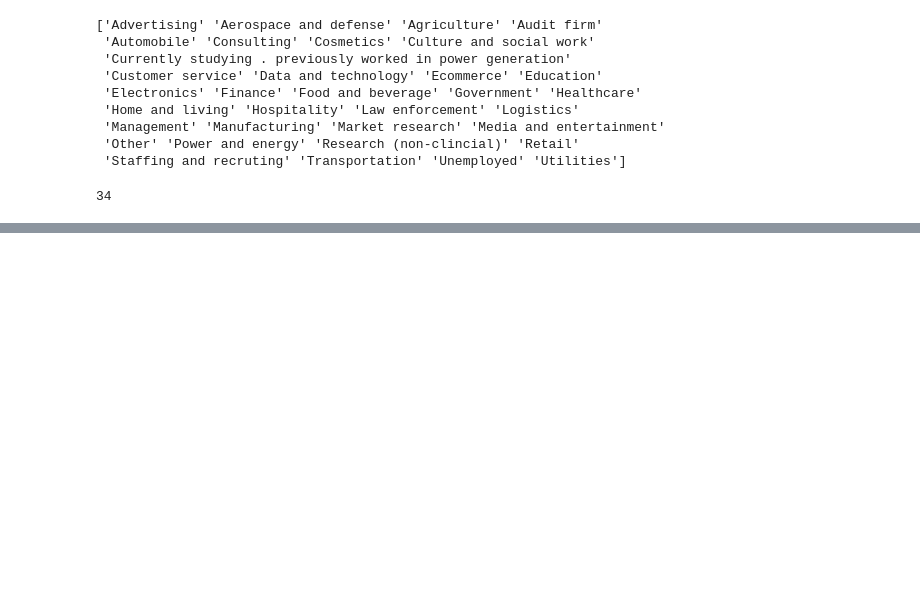
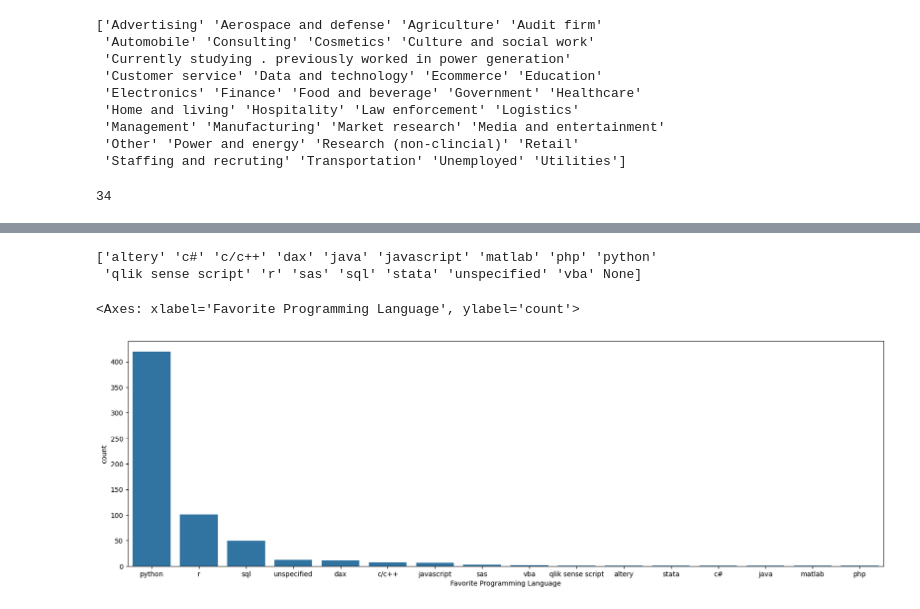
Before and after one commit to NourMansour911/Data-Professionals-Survey, a Jupyter notebook: preprocess.ipynb, the cells around one changed output, grey strips where cells are left out. Saved outputs shown, nothing was run; the diff lists cells and outputs as text; code cells hidden in the pictures; blank space fills up the shorter version.

```diff
--- a/preprocess.ipynb
+++ b/preprocess.ipynb
@@ -397,3 +397,6 @@ df['Industry'].nunique()
  'Other' 'Power and energy' 'Research (non-clincial)' 'Retail'
  'Staffing and recruting' 'Transportation' 'Unemployed' 'Utilities']
 34
+# %%
+df['Title'] = df['Title'].astype(str).apply(lambda x: x.replace('Other (Please Specify):','').strip())
+df['Title'] = df['Title'].str.lower()
@@ -399,0 +500,4 @@ df['Industry'].nunique()
+# %%
+df['Favorite Programming Language'] = df['Favorite Programming Language'].astype(str).apply(lambda x: x.replace('Other:','').strip())
+df['Favorite Programming Language'] = df['Favorite Programming Language'].str.lower()
+print(df['Favorite Programming Language'].sort_values().unique())
@@ -399,0 +518,33 @@ df['Industry'].nunique()
+# %%
+languages_categories = {
+    "sql & plsql": ["sql & plsql"],
+    "altery": ["altery"],
+    "sas": ["sas"],
+    "c#": ["c#"],
+    "c/c++": ["c/c++"],
+    "dax": ["dax","excel","power bi"],
+    "sql": ["sql"],
+    "javascript": ["javascript"],
+    "java": ["java"],
+    "unspecified": ["unknown",'dont require','other'],
+    None: ["none", "na", "nan", "null", "nil", "n/a", "unknown","do not",'don',"just started learning"],
+}
+def language_correction(value):
+    value = str(value)
+    for lang, keywords in languages_categories.items():
+        if any(keyword in value for keyword in keywords):
+            return lang
+    return value
+
+df['Favorite Programming Language'] = df['Favorite Programming Language'].apply(language_correction)
+# %%
+print(df['Favorite Programming Language'].sort_values().unique())
+# %% [output]
+['altery' 'c#' 'c/c++' 'dax' 'java' 'javascript' 'matlab' 'php' 'python'
+ 'qlik sense script' 'r' 'sas' 'sql' 'stata' 'unspecified' 'vba' None]
+# %%
+plt.figure(figsize=(20,6))
+sns.countplot(data=df, x='Favorite Programming Language', order=df['Favorite Programming Language'].value_counts().index)
+# %% [output]
+<Axes: xlabel='Favorite Programming Language', ylabel='count'>
+[figure, added]
```
Also changed, not shown: parts of 5 cells of this notebook.
